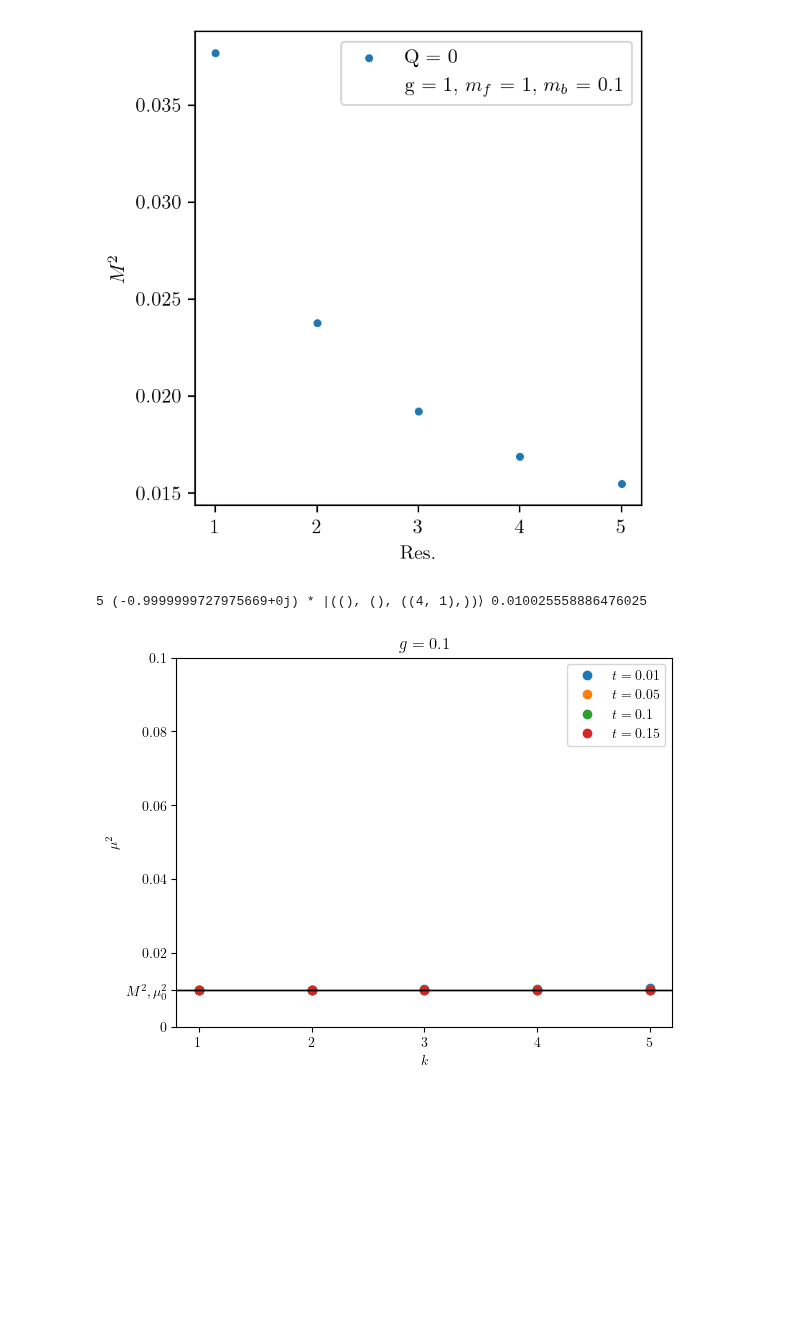
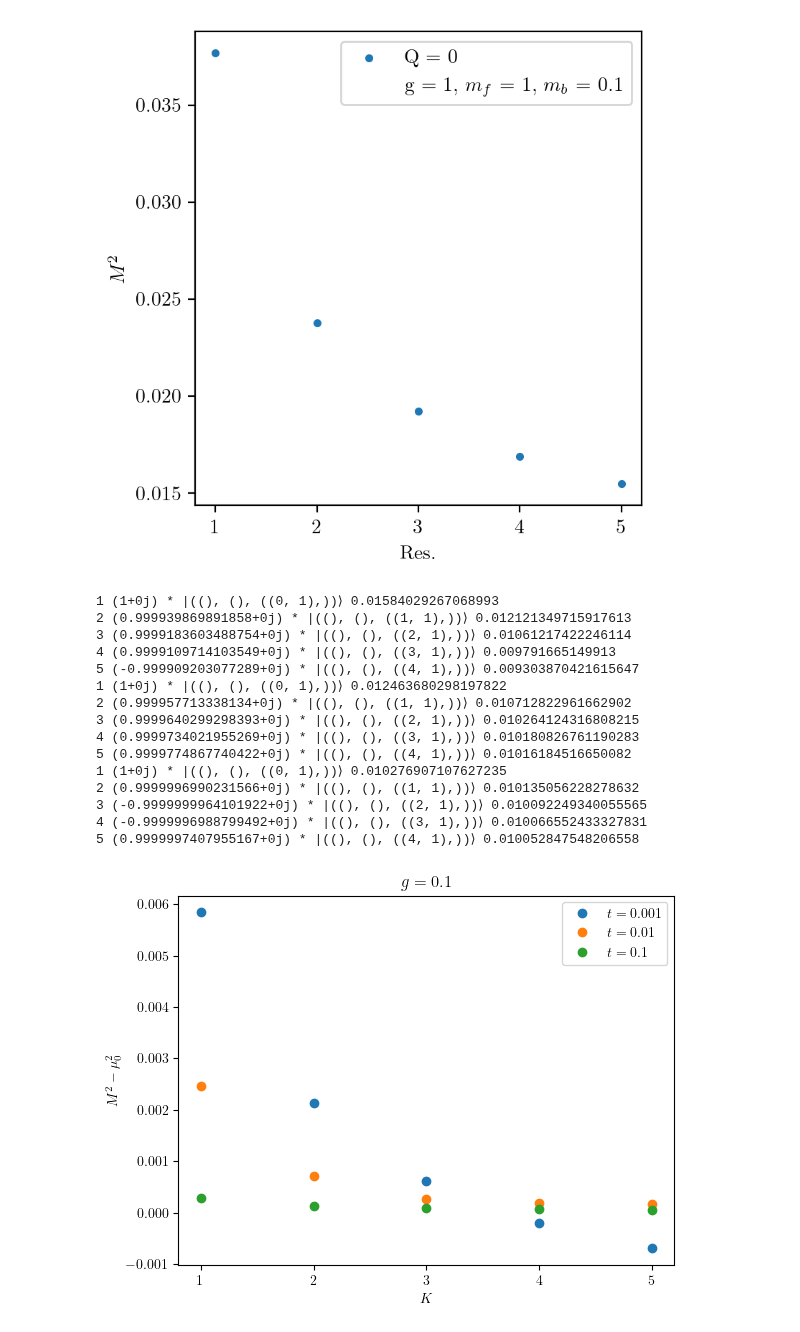
Before and after one commit to cgustin99/OpenParticle, a Jupyter notebook: models/Yukawa/yukawa.ipynb, the cells around one changed output. Drawn from its saved outputs; the diff is of its cells as text; code cells hidden in the pictures; blank space fills up the shorter version.

```diff
--- a/models/Yukawa/yukawa.ipynb
+++ b/models/Yukawa/yukawa.ipynb
@@ -10,4 +10,5 @@ from openparticle.dlcq import momentum_states_partition
 
 
 plt.rcParams["font.family"] = "Times New Roman"
+plt.rcParams["font.size"] = 24
 plt.rc('text', usetex=True)
@@ -158,11 +203,12 @@ def pdf(K, state, particle_type):
 
     return np.array(f)
 # %%
-res = 5
+res = 7
 g = 1
 mf = 1
 mb = 0.1
 baryon_number = 0
+eigenstate = 1
 
 ham = yukawa_Hamiltonian(res = res, g = g, mf = mf, mb = mb)
 basis = momentum_states_partition(res)
@@ -170,7 +216,7 @@ basis = impose_baryon_number(res = res, basis = basis, baryon_number=baryon_numb
 K_matrix = generate_matrix(ham, basis)
 
 vals, vecs = np.linalg.eigh(K_matrix)
-psi = numpy_to_fock(vecs[:, 0], basis)
+psi = numpy_to_fock(vecs[:, eigenstate], basis)
 max_weight, _ = max_fock_weight(psi)
 
 fermion_pdf = pdf(res, psi, 'fermion')
@@ -184,7 +230,7 @@ x_boson = np.array([k/res for k in np.arange(1, res + 1, 1)])
 plt.figure(figsize = (4, 4), dpi = 200)
 
 if np.allclose(fermion_pdf, antifermion_pdf):
-    plt.scatter(x_fermion, x_fermion * np.real(fermion_pdf), label = f'Fermion/Antifermion')
+    plt.scatter(x_fermion, 2 * x_fermion * np.real(fermion_pdf), label = f'Fermion $+$ Antifermion')
 
 else:
     plt.scatter(x_fermion, x_fermion * np.real(fermion_pdf), label = f'Fermion')
@@ -194,6 +240,7 @@ plt.scatter(x_boson, x_boson * np.real(boson_pdf), label = f'Boson')
 plt.legend()
 plt.xlabel(f'$x$')
 plt.ylabel(f'$xf(x)$')
+# plt.xscale('log')
 plt.title(f"Yukawa $Q = {baryon_number}$ bound state PDF")
 # %% [output]
 Text(0.5, 1.0, 'Yukawa $Q = 0$ bound state PDF')
@@ -254,45 +302,61 @@ plt.show()
 # %%
 res = 5
 mb = 0.1
 g = 0.1
 fig, ax = plt.subplots()
+reses = [1, 2, 3, 4, 5]
 
-for t in [0.01, 0.05, 0.1, 0.15]:
+for t in [0.001, 0.01, 0.1]:
     ham = renormalized_Yukawa_hamiltonian(res = res, t = t, treg = 0, g = g, mf = 1, mb = mb)
+    e = renormalized_m2_vs_res(res_vals=reses, t = t, treg = treg, g = g, mf = mf, mb = mb, baryon_number=0)
     L = 2*np.pi * res
-    mus = []
-    ks = []
-    for term, coeff in ham.op_dict.items():
-        if 2 in [t[0] for t in term] and len(term) == 2:
-            mode = term[0][1]
-            k = mode + 1
-            mu = coeff * p(k, L)
-            ks.append(k)
-            mus.append(mu)
+        # mus = []
+        # ks = []
+    # for term, coeff in ham.op_dict.items():
+    #     if 2 in [t[0] for t in term] and len(term) == 2:
+    #         mode = term[0][1]
+    #         k = mode + 1
+    #         mu = coeff * p(k, L)
+    #         ks.append(k)
+    #         mus.append(mu)
 
 
-    ax.plot(ks, mus, ls = "", label = f'$t = {t}$', marker="o")
+    ax.plot(reses, np.array(e) - mb**2, ls = "", label = f'$t = {t}$', marker="o")
 
-ax.axhline(y=mb**2, color="black", alpha = 1, linewidth = 1)
-e = renormalized_m2_vs_res(res_vals=[res], t = t, treg = treg, g = g, mf = mf, mb = mb, baryon_number=0)
-ax.axhline(y=e, color="black", alpha = 1, linewidth = 1)
+# ax.axhline(y=mb**2, color="black", alpha = 1, linewidth = 1)
+
+# ax.axhline(y=e, color="black", alpha = 1, linewidth = 1)
 
 
-yticks = [0, 0.01, 0.02, 0.04, 0.06, 0.08, 0.1]
-yticklabels = [0, f'$M^2, \mu^2_0$', 0.02,  0.04, 0.06, 0.08, 0.1]
-ax.set_yticks(yticks)
-ax.set_yticklabels(yticklabels)
-ax.set_xticks(ks)
+# yticks = [0, 0.01, 0.02, 0.04, 0.06, 0.08, 0.1]
+# yticklabels = [0, f'$M^2, \mu^2_0$', 0.02,  0.04, 0.06, 0.08, 0.1]
+# ax.set_yticks(yticks)
+# ax.set_yticklabels(yticklabels)
+# ax.set_xticks(ks)
 
 
-plt.ylabel(f'$\mu^2$')
-plt.xlabel('$k$')
+plt.ylabel(f'$M^2 - \mu_0^2$')
+plt.xlabel('$K$')
 plt.title(f'$g = {g}$')
-
+plt.xticks(reses)
 
 plt.legend()
 plt.show()
 # %% [output]
-5 (-0.9999999727975669+0j) * |((), (), ((4, 1),))⟩ 0.010025558886476025
+1 (1+0j) * |((), (), ((0, 1),))⟩ 0.01584029267068993
+2 (0.999939869891858+0j) * |((), (), ((1, 1),))⟩ 0.012121349715917613
+3 (0.9999183603488754+0j) * |((), (), ((2, 1),))⟩ 0.01061217422246114
+4 (0.9999109714103549+0j) * |((), (), ((3, 1),))⟩ 0.009791665149913
+5 (-0.999909203077289+0j) * |((), (), ((4, 1),))⟩ 0.009303870421615647
+1 (1+0j) * |((), (), ((0, 1),))⟩ 0.012463680298197822
+2 (0.999957713338134+0j) * |((), (), ((1, 1),))⟩ 0.010712822961662902
+3 (0.9999640299298393+0j) * |((), (), ((2, 1),))⟩ 0.010264124316808215
+4 (0.9999734021955269+0j) * |((), (), ((3, 1),))⟩ 0.010180826761190283
+5 (0.9999774867740422+0j) * |((), (), ((4, 1),))⟩ 0.01016184516650082
+1 (1+0j) * |((), (), ((0, 1),))⟩ 0.010276907107627235
+2 (0.9999996990231566+0j) * |((), (), ((1, 1),))⟩ 0.010135056228278632
+3 (-0.9999999964101922+0j) * |((), (), ((2, 1),))⟩ 0.010092249340055565
+4 (-0.9999996988799492+0j) * |((), (), ((3, 1),))⟩ 0.010066552433327831
+5 (0.9999997407955167+0j) * |((), (), ((4, 1),))⟩ 0.010052847548206558
-[figure, old version]
+[figure, new version]
 # %%
```
Also changed, not shown: parts of 13 cells of this notebook.
